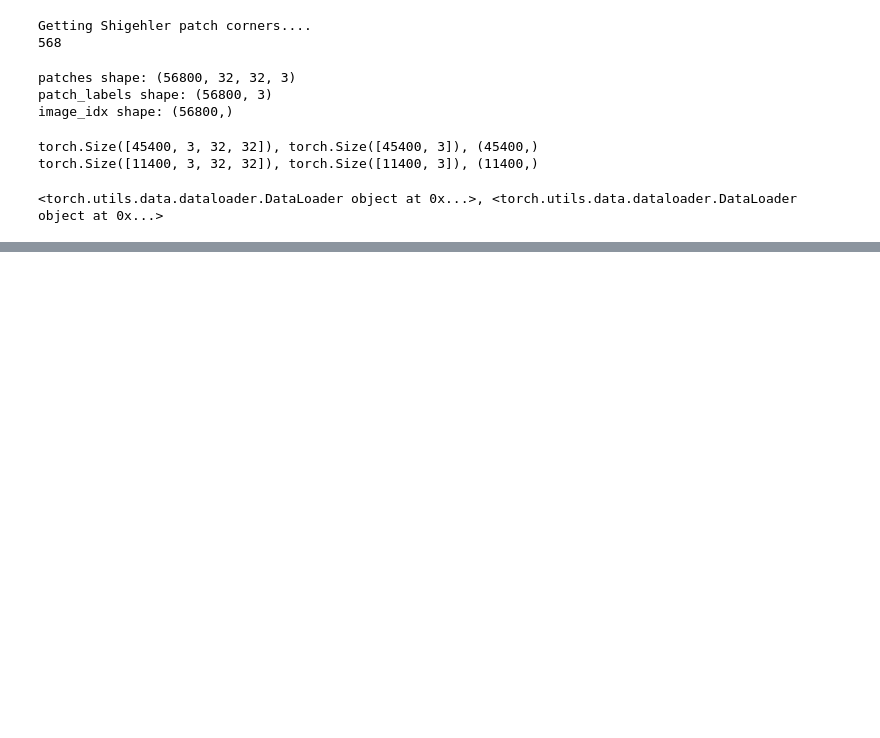
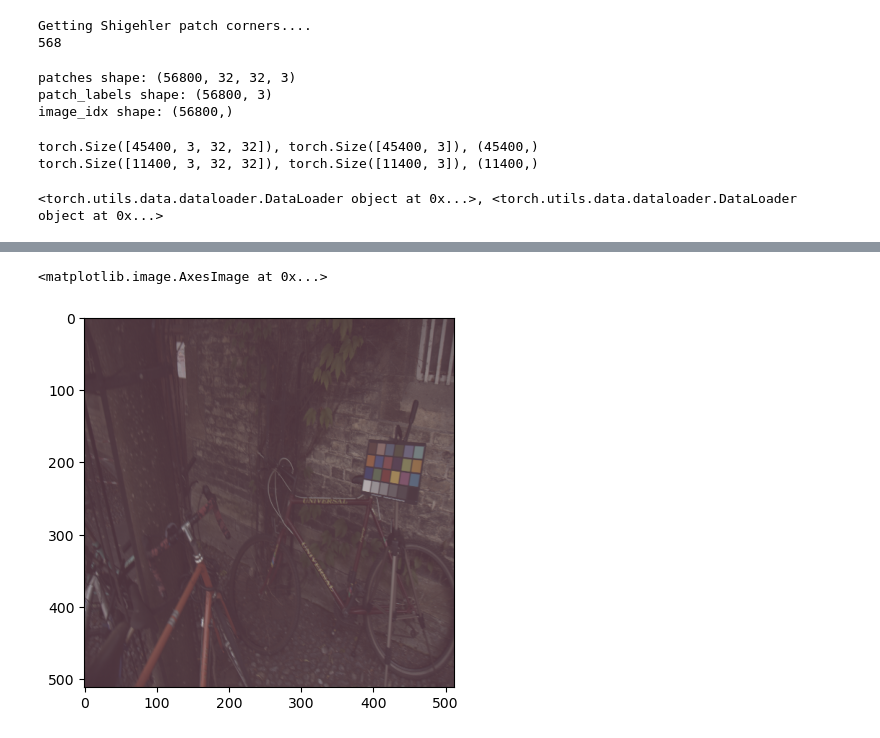
Before and after one commit to DeveloperVishnuVardhan/Color-Constancy-Research, a Jupyter notebook: sample.ipynb, the cells around one changed output, grey strips where cells are left out. Cells and saved outputs as stored; diff of their text form; code cells hidden in the pictures; blank space fills up the shorter version.

```diff
--- a/sample.ipynb
+++ b/sample.ipynb
@@ -175,0 +183,2 @@ with torch.no_grad():
+# %%
+patches, patch_labels, image_idx = patches[45400:], patch_labels[4500:], image_idx[45400:]
@@ -175,0 +218,5 @@ with torch.no_grad():
+# %%
+pred_values = pred_dict.values()
+pred_array = np.array(list(pred_values))
+pred_values = np.mean(pred_array, axis=1)
+print(pred_values.shape)
@@ -175,0 +225,4 @@ with torch.no_grad():
+# %%
+from utils import load_groundtruth_illuminant
+# Get the real_rgb values.
+real_rgb = load_groundtruth_illuminant("/Users/jyothivishnuvardhankolla/Desktop/CS-7180 Advanced Perception/Color-Constancy/assests/real_illum_568..mat")
@@ -175,0 +252,37 @@ with torch.no_grad():
+# %%
+import cv2
+from Preprocessing import correct_color_single_image, srgb_gamma
+from utils import get_images_full_path
+
+def correct_and_visualize_image(image_path):
+    original_bitdepth = 12
+    img = cv2.imread(image_path, cv2.IMREAD_UNCHANGED).astype(np.float64)
+    img = img[:,:,::-1] # convert BGR to RGB
+    img = cv2.resize(img, (512, 512))
+    # subtract black level: For the Canon 5D the black level is 129 and
+    # for the Canon 1D it is zero.
+    if "canon5d" in image_path:
+        img = np.maximum(img - 129, 0)
+    gt_img = correct_color_single_image(img, real_rgb[454, :])
+    cnn_img = correct_color_single_image(img, pred_values[0])
+
+    gt_img = gt_img / (2**original_bitdepth -1)
+    gt_img = srgb_gamma(gt_img)
+
+    cnn_img = cnn_img / (2**original_bitdepth -1)
+    cnn_img = srgb_gamma(cnn_img)
+
+    return gt_img, cnn_img
+
+
+
+
+db_images = get_images_full_path("/Users/jyothivishnuvardhankolla/Desktop/CS-7180 Advanced Perception/Color-Constancy/Data")
+path = db_images[454]
+gt_img, cnn_img = correct_and_visualize_image(path)
+# %%
+import matplotlib.pyplot as plt
+plt.imshow(gt_img)
+# %% [output]
+<matplotlib.image.AxesImage at 0x...>
+[figure, added]
```
Also changed, not shown: parts of 9 cells of this notebook, 4 other files.
